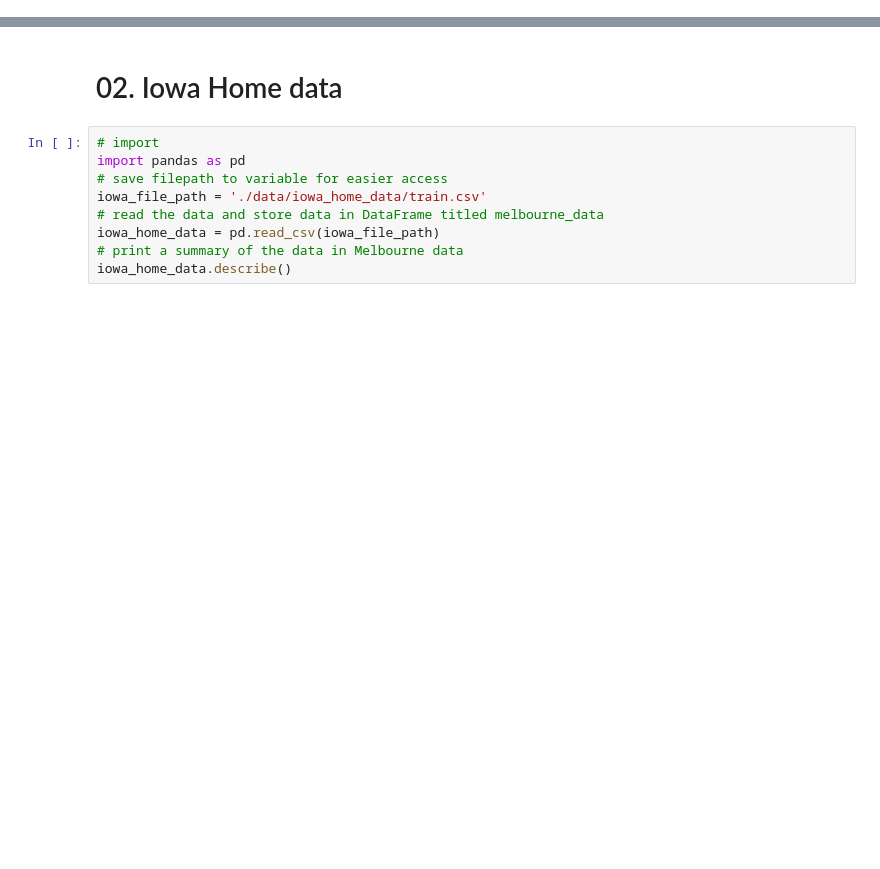
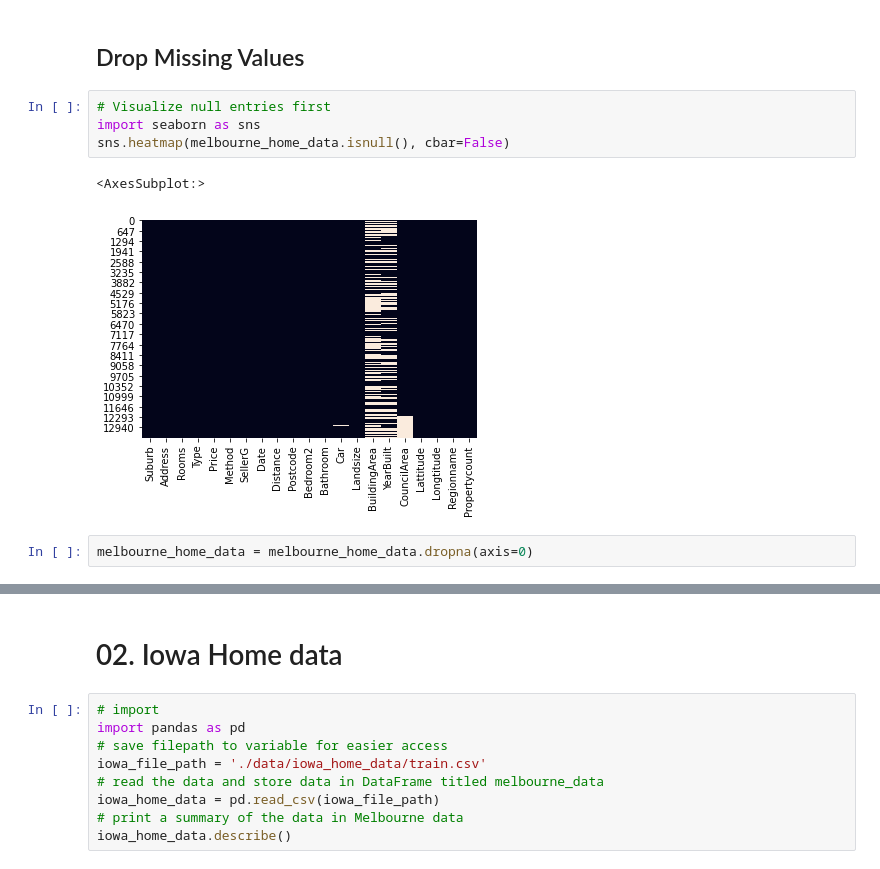
Before and after one commit to DishantMewada/ML_Basics, a Jupyter notebook: 01. Basic Data Exploration.ipynb, the cells around one changed output, grey strips where cells are left out. Cells and saved outputs as stored; diff of their text form; blank space fills up the shorter version.

```diff
--- a/01. Basic Data Exploration.ipynb
+++ b/01. Basic Data Exploration.ipynb
@@ -22,0 +47,11 @@ melbourne_home_data.describe()
+# %% [markdown]
+## Drop Missing Values
+# %%
+# Visualize null entries first
+import seaborn as sns
+sns.heatmap(melbourne_home_data.isnull(), cbar=False)
+# %% [output]
+<AxesSubplot:>
+[figure, added]
+# %%
+melbourne_home_data = melbourne_home_data.dropna(axis=0)
```
Also changed, not shown: parts of 33 cells of this notebook.
